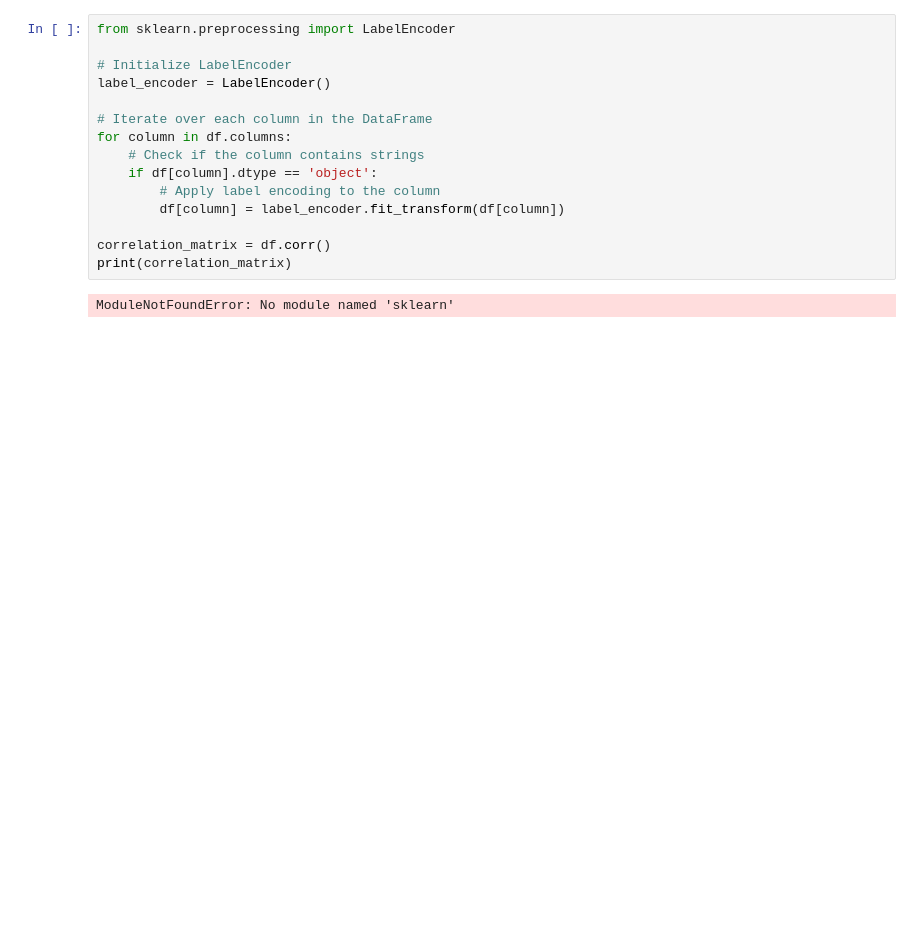
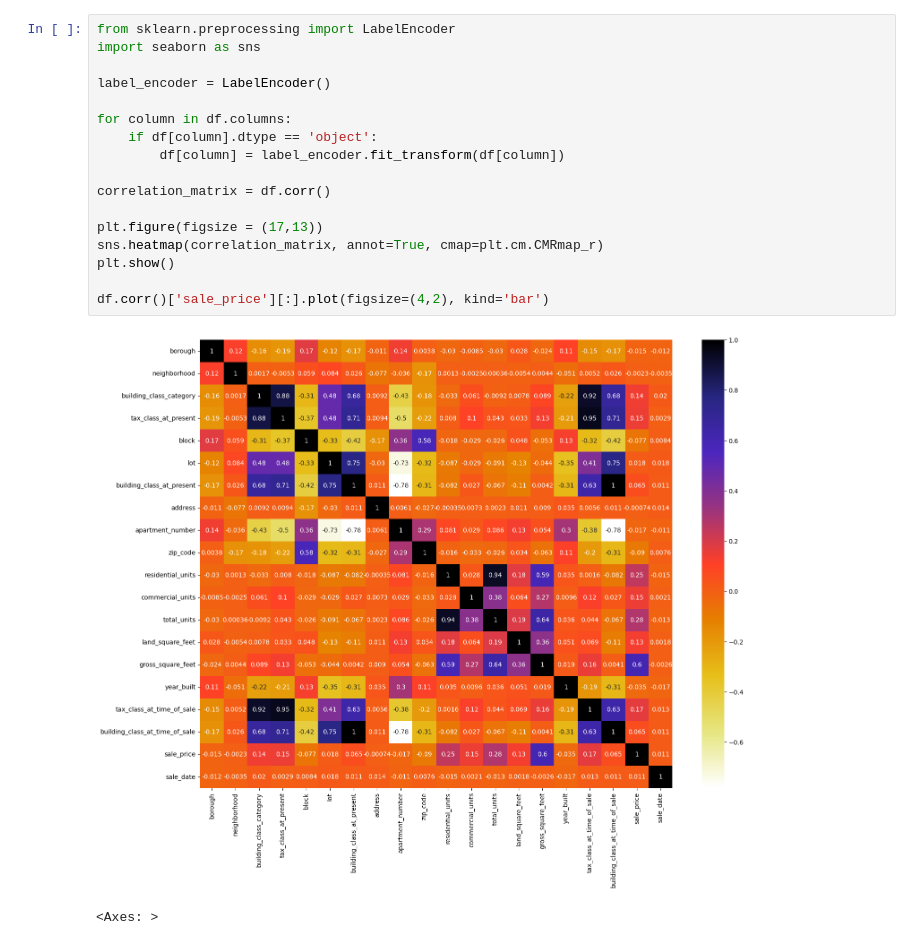
Before and after one commit to markus-bcit/term4, a Jupyter notebook: ACIT-4880-Introduction-to-Data-Analytics/project2/project.ipynb, the cells around one changed output. Cells and saved outputs as stored; diff of their text form; blank space fills up the shorter version.

```diff
--- a/ACIT-4880-Introduction-to-Data-Analytics/project2/project.ipynb
+++ b/ACIT-4880-Introduction-to-Data-Analytics/project2/project.ipynb
@@ -183,18 +99,21 @@ P-Value: 0.08106909030238074
 Fail to reject null hypothesis: There is no significant difference between the sample and population means.
 # %%
 from sklearn.preprocessing import LabelEncoder
+import seaborn as sns
 
-# Initialize LabelEncoder
 label_encoder = LabelEncoder()
 
-# Iterate over each column in the DataFrame
 for column in df.columns:
-    # Check if the column contains strings
     if df[column].dtype == 'object':
-        # Apply label encoding to the column
         df[column] = label_encoder.fit_transform(df[column])
 
 correlation_matrix = df.corr()
-print(correlation_matrix)
+
+plt.figure(figsize = (17,13))
+sns.heatmap(correlation_matrix, annot=True, cmap=plt.cm.CMRmap_r)
+plt.show()
+
+df.corr()['sale_price'][:].plot(figsize=(4,2), kind='bar')
 # %% [output]
+[figure, added]
-ModuleNotFoundError: No module named 'sklearn'
+<Axes: >
```
Also changed, not shown: parts of 4 cells of this notebook, 1 other file.
